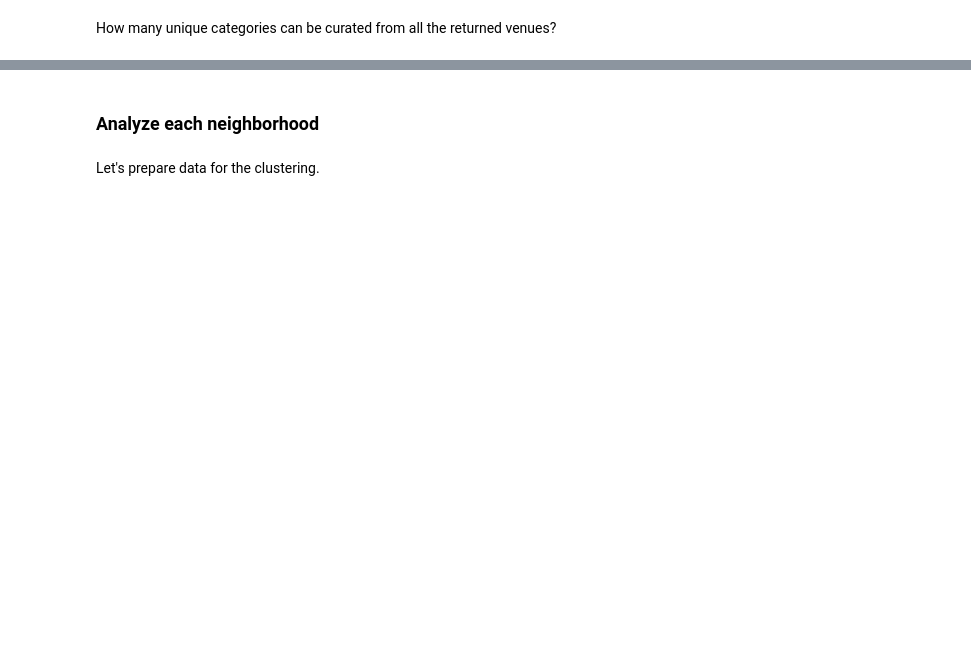
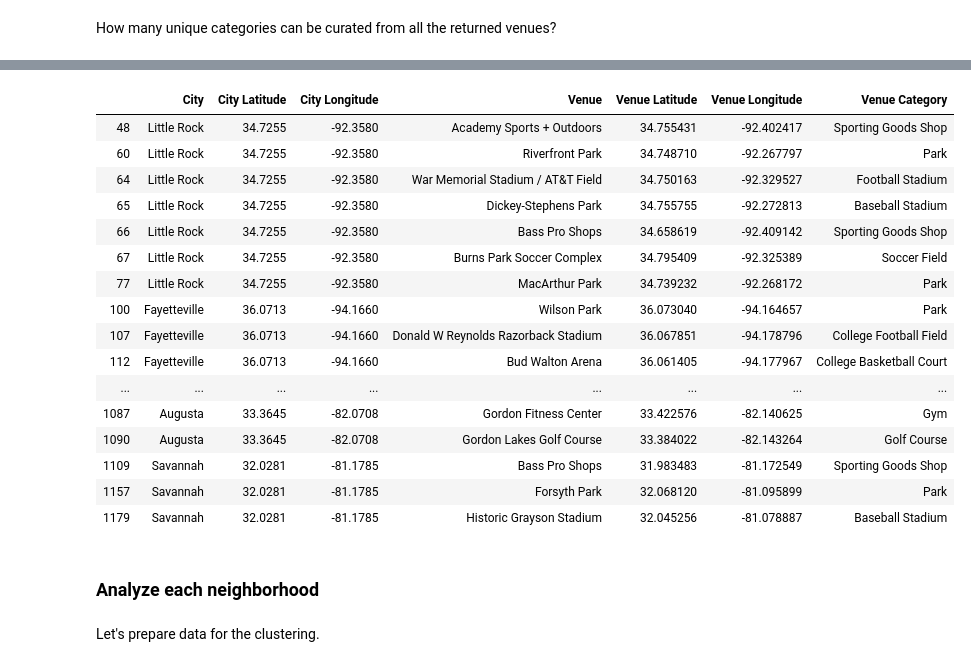
Before and after one commit to githubfezan/Coursera_Capstone, a Jupyter notebook: The_Battle_of_Neighborhoods_-_A Family_Business_Moving_to_a_New_Location.ipynb, the cells around one changed output, grey strips where cells are left out. Saved outputs shown, nothing was run; the diff lists cells and outputs as text; code cells hidden in the pictures; blank space fills up the shorter version.

```diff
--- a/The_Battle_of_Neighborhoods_-_A Family_Business_Moving_to_a_New_Location.ipynb
+++ b/The_Battle_of_Neighborhoods_-_A Family_Business_Moving_to_a_New_Location.ipynb
@@ -756,3 +794,24 @@ There are 219 uniques categories.
+# %%
+usa_venues=usa_venues[usa_venues['Venue Category'].str.contains(health_fitness) & ~usa_venues['Venue Category'].str.contains('Food', 'Spanish ')]
+usa_venues
+# %% [output]
+|  | City | City Latitude | City Longitude | Venue | Venue Latitude | Venue Longitude | Venue Category |
+| 48 | Little Rock | 34.7255 | -92.3580 | Academy Sports + Outdoors | 34.755431 | -92.402417 | Sporting Goods Shop |
+| 60 | Little Rock | 34.7255 | -92.3580 | Riverfront Park | 34.748710 | -92.267797 | Park |
+| 64 | Little Rock | 34.7255 | -92.3580 | War Memorial Stadium / AT&T Field | 34.750163 | -92.329527 | Football Stadium |
+| 65 | Little Rock | 34.7255 | -92.3580 | Dickey-Stephens Park | 34.755755 | -92.272813 | Baseball Stadium |
+| 66 | Little Rock | 34.7255 | -92.3580 | Bass Pro Shops | 34.658619 | -92.409142 | Sporting Goods Shop |
+| 67 | Little Rock | 34.7255 | -92.3580 | Burns Park Soccer Complex | 34.795409 | -92.325389 | Soccer Field |
+| 77 | Little Rock | 34.7255 | -92.3580 | MacArthur Park | 34.739232 | -92.268172 | Park |
+| 100 | Fayetteville | 36.0713 | -94.1660 | Wilson Park | 36.073040 | -94.164657 | Park |
+| 107 | Fayetteville | 36.0713 | -94.1660 | Donald W Reynolds Razorback Stadium | 36.067851 | -94.178796 | College Football Field |
+| 112 | Fayetteville | 36.0713 | -94.1660 | Bud Walton Arena | 36.061405 | -94.177967 | College Basketball Court |
+| ... | ... | ... | ... | ... | ... | ... | ... |
+| 1087 | Augusta | 33.3645 | -82.0708 | Gordon Fitness Center | 33.422576 | -82.140625 | Gym |
+| 1090 | Augusta | 33.3645 | -82.0708 | Gordon Lakes Golf Course | 33.384022 | -82.143264 | Golf Course |
+| 1109 | Savannah | 32.0281 | -81.1785 | Bass Pro Shops | 31.983483 | -81.172549 | Sporting Goods Shop |
+| 1157 | Savannah | 32.0281 | -81.1785 | Forsyth Park | 32.068120 | -81.095899 | Park |
+| 1179 | Savannah | 32.0281 | -81.1785 | Historic Grayson Stadium | 32.045256 | -81.078887 | Baseball Stadium |
 # %% [markdown]
 ### Analyze each neighborhood
 # %% [markdown]
```
Also changed, not shown: parts of 55 cells of this notebook.
